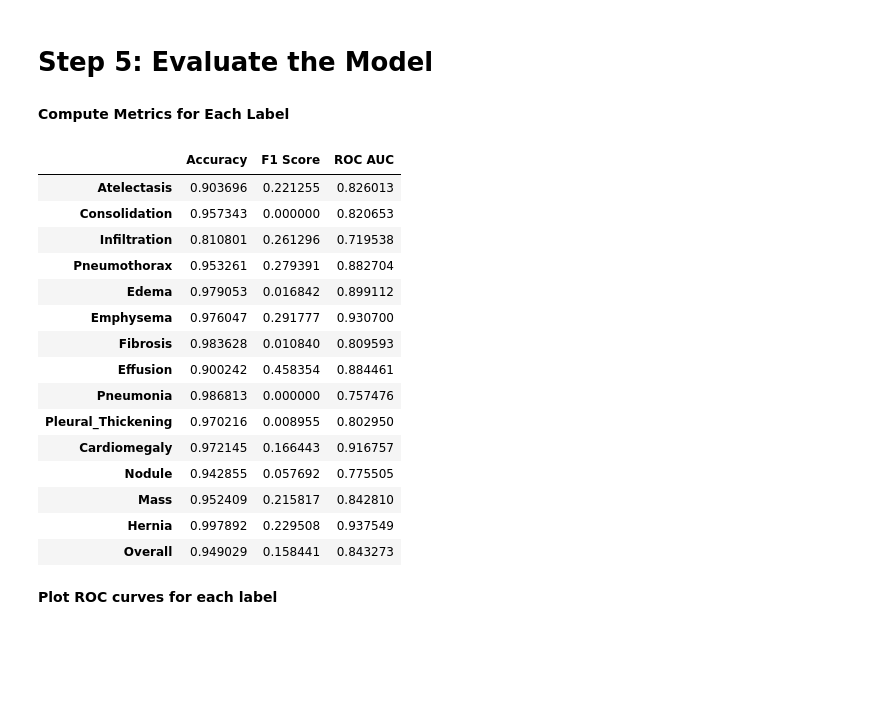
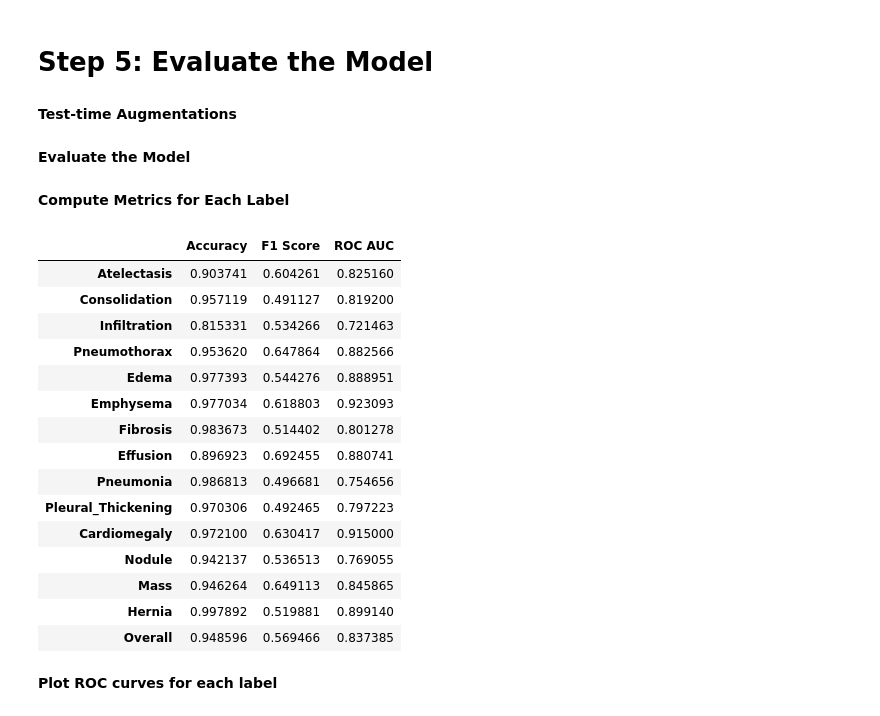
Before and after one commit to bjorneme/master-thesis, a Jupyter notebook: ChestX-ray14/ConvNeXt/ConvNeXt.ipynb, the cells around one changed output. Cells and saved outputs as stored; diff of their text form; code cells hidden in the pictures; blank space fills up the shorter version.

```diff
--- a/ChestX-ray14/ConvNeXt/ConvNeXt.ipynb
+++ b/ChestX-ray14/ConvNeXt/ConvNeXt.ipynb
@@ -126,7 +129,7 @@ labels_df = load_labels(labels_csv_path, EXTRACTED_PATH)
 **Split Dataset**
 # %%
 # Split based on patients
-unique_patients = labels_df['Patient ID'].unique()
+unique_patients = df['Patient ID'].unique()
 
 # Split patients into training, validation and test sets
 train_val_patients, test_patients = train_test_split(
@@ -137,9 +140,9 @@ train_patients, val_patients = train_test_split(
 )
 
 # Create dataframes for training, validation, and test sets
-train_df = labels_df[labels_df['Patient ID'].isin(train_patients)].reset_index(drop=True)
-val_df = labels_df[labels_df['Patient ID'].isin(val_patients)].reset_index(drop=True)
-test_df = labels_df[labels_df['Patient ID'].isin(test_patients)].reset_index(drop=True)
+train_df = df[df['Patient ID'].isin(train_patients)].reset_index(drop=True)
+val_df = df[df['Patient ID'].isin(val_patients)].reset_index(drop=True)
+test_df = df[df['Patient ID'].isin(test_patients)].reset_index(drop=True)
 
 # Verify Split Sizes
 print(f"Train size: {len(train_df)}")
@@ -154,7 +157,7 @@ Test size: 22294
 # %%
 class ChestXrayDataset(Dataset):
     """
-    Custom Dataset for Chest X-ray images.
+    Create dataset for Chest X-ray images.
     """
     def __init__(self, df, transform=None):
         self.df = df
@@ -164,14 +167,14 @@ class ChestXrayDataset(Dataset):
         return len(self.df)
 
     def __getitem__(self, idx):
-        # Get image path and labels
+
+        # Get image and labels
         img_path = self.df.iloc[idx]['Path']
         image = plt.imread(img_path)
         label = self.df.iloc[idx][disease_labels].values.astype(np.float32)
 
-        # Apply transformations if any
-        if self.transform:
-            image = self.transform(image)
+        # Apply transformation on image
+        image = self.transform(image)
 
         return image, label
 # %% [markdown]
@@ -180,19 +183,19 @@ class ChestXrayDataset(Dataset):
 # Define transformations for training data
 train_transforms = transforms.Compose([
 
-    # Convert image to PIL format for further transformations
+    # Convert image to PIL format
     transforms.ToPILImage(),
 
-    # Convert to grayscale and change to 3 channels
+    # Convert to 3 channels
     transforms.Grayscale(num_output_channels=3),
 
     # Resize the image to 224x224
-    transforms.Resize((224, 224)),
+    transforms.Resize(224),
 
-    # Apply random horizontal flip to augment the data
+    # Apply random horizontal flip
     transforms.RandomHorizontalFlip(),
 
-    # Randomly rotate the image within a range of ±10 degrees
+    # Randomly rotate the image with ±10 degrees
     transforms.RandomRotation(10),
 
     # Convert the image to a PyTorch tensor
@@ -206,14 +209,14 @@ train_transforms = transforms.Compose([
 # Define transformations for test data
 test_transforms = transforms.Compose([
 
-    # Convert image to PIL format for further transformations
+    # Convert image to PIL format
     transforms.ToPILImage(),
 
-    # Convert to grayscale and change to 3 channels
+    # Convert to 3 channels
     transforms.Grayscale(num_output_channels=3),
 
     # Resize the image to 224x224
-    transforms.Resize((224, 224)),
+    transforms.Resize(224),
 
     # Convert the image to a PyTorch tensor
     transforms.ToTensor(),
@@ -247,11 +250,11 @@ class MultiLabelClassifier(nn.Module):
     def __init__(self, num_classes=len(disease_labels)):
         super(MultiLabelClassifier, self).__init__()
 
-        # Load pre-trained Swin Transformer model
-        self.base_model = models.convnext_tiny(weights=models.ConvNeXt_Tiny_Weights.IMAGENET1K_V1)
+        # Load pre-trained ConvNeXt v2 model
+        self.base_model = timm.create_model('convnextv2_large.fcmae_ft_in22k_in1k', pretrained=True)
 
-        # Replace the classification head to match the number of disease labels
-        self.base_model.classifier[2] = nn.Linear(self.base_model.classifier[2].in_features, num_classes)
+        # Replace the classification head
+        self.base_model.head.fc = nn.Linear(self.base_model.head.fc.in_features, num_classes)
 
     def forward(self, x):
         return self.base_model(x)
@@ -587,3 +597,5 @@ Early stopping. No improvement for 3.0000 epochs
 # %% [markdown]
 # **Step 5: Evaluate the Model**
+# %% [markdown]
+**Test-time Augmentations**
 # %%
@@ -593,6 +604,8 @@ tta_transforms = [
     lambda img: transforms.RandomHorizontalFlip(p=1.0)(img),
     lambda img: transforms.RandomRotation(10)(img)
 ]
+# %% [markdown]
+**Evaluate the Model**
 # %%
 def evaluate_model(model, test_loader):
     """
@@ -647,49 +660,49 @@ for i, label in enumerate(disease_labels):
     # Binarize predictions with threshold 0.5
     binary_preds = preds[:, i] > 0.5
 
     # Calculate accuracy
     acc = accuracy_score(labels[:, i], binary_preds)
 
     # Calculate f1 score
-    f1 = f1_score(labels[:, i], binary_preds)
+    f1 = f1_score(labels[:, i], binary_preds, average='macro')
 
     # Calculate ROC AUC
     roc_auc = roc_auc_score(labels[:, i], preds[:, i])
 
     # Store metrics
     accuracy_per_label[label] = acc
     f1_per_label[label] = f1
     roc_auc_per_label[label] = roc_auc
 
 # Create a DataFrame for metrics
 metrics_df = pd.DataFrame({
     'Accuracy': accuracy_per_label,
     'F1 Score': f1_per_label,
     'ROC AUC': roc_auc_per_label
 })
 
 # Calculate the mean for all diseases
 metrics_df.loc['Overall'] = metrics_df.mean()
 
 # Print dataframe with metrics
 metrics_df
 # %% [output]
 |  | Accuracy | F1 Score | ROC AUC |
-| Atelectasis | 0.903696 | 0.221255 | 0.826013 |
-| Consolidation | 0.957343 | 0.000000 | 0.820653 |
-| Infiltration | 0.810801 | 0.261296 | 0.719538 |
-| Pneumothorax | 0.953261 | 0.279391 | 0.882704 |
-| Edema | 0.979053 | 0.016842 | 0.899112 |
-| Emphysema | 0.976047 | 0.291777 | 0.930700 |
-| Fibrosis | 0.983628 | 0.010840 | 0.809593 |
-| Effusion | 0.900242 | 0.458354 | 0.884461 |
-| Pneumonia | 0.986813 | 0.000000 | 0.757476 |
-| Pleural_Thickening | 0.970216 | 0.008955 | 0.802950 |
-| Cardiomegaly | 0.972145 | 0.166443 | 0.916757 |
-| Nodule | 0.942855 | 0.057692 | 0.775505 |
-| Mass | 0.952409 | 0.215817 | 0.842810 |
-| Hernia | 0.997892 | 0.229508 | 0.937549 |
-| Overall | 0.949029 | 0.158441 | 0.843273 |
+| Atelectasis | 0.903741 | 0.604261 | 0.825160 |
+| Consolidation | 0.957119 | 0.491127 | 0.819200 |
+| Infiltration | 0.815331 | 0.534266 | 0.721463 |
+| Pneumothorax | 0.953620 | 0.647864 | 0.882566 |
+| Edema | 0.977393 | 0.544276 | 0.888951 |
+| Emphysema | 0.977034 | 0.618803 | 0.923093 |
+| Fibrosis | 0.983673 | 0.514402 | 0.801278 |
+| Effusion | 0.896923 | 0.692455 | 0.880741 |
+| Pneumonia | 0.986813 | 0.496681 | 0.754656 |
+| Pleural_Thickening | 0.970306 | 0.492465 | 0.797223 |
+| Cardiomegaly | 0.972100 | 0.630417 | 0.915000 |
+| Nodule | 0.942137 | 0.536513 | 0.769055 |
+| Mass | 0.946264 | 0.649113 | 0.845865 |
+| Hernia | 0.997892 | 0.519881 | 0.899140 |
+| Overall | 0.948596 | 0.569466 | 0.837385 |
 # %% [markdown]
 **Plot ROC curves for each label**
 # %%
```
Also changed, not shown: parts of 20 cells of this notebook.
